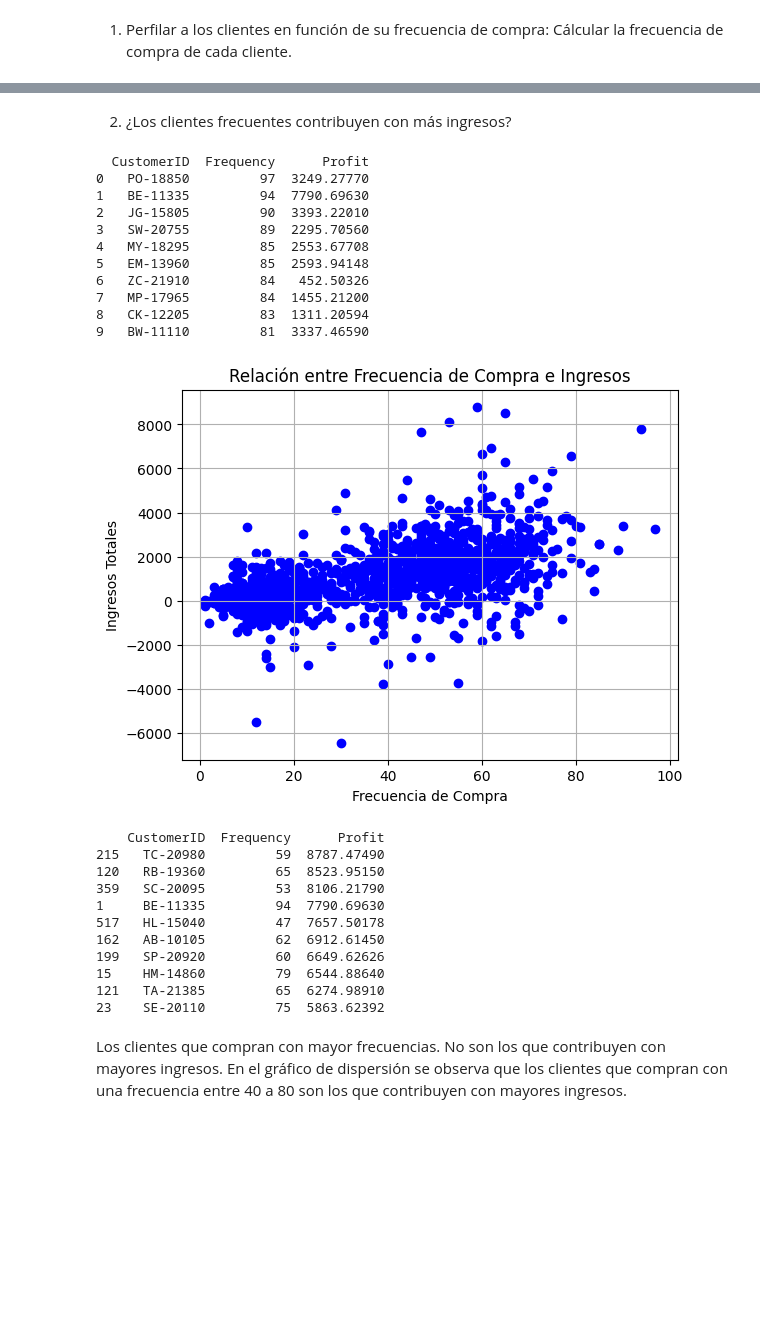
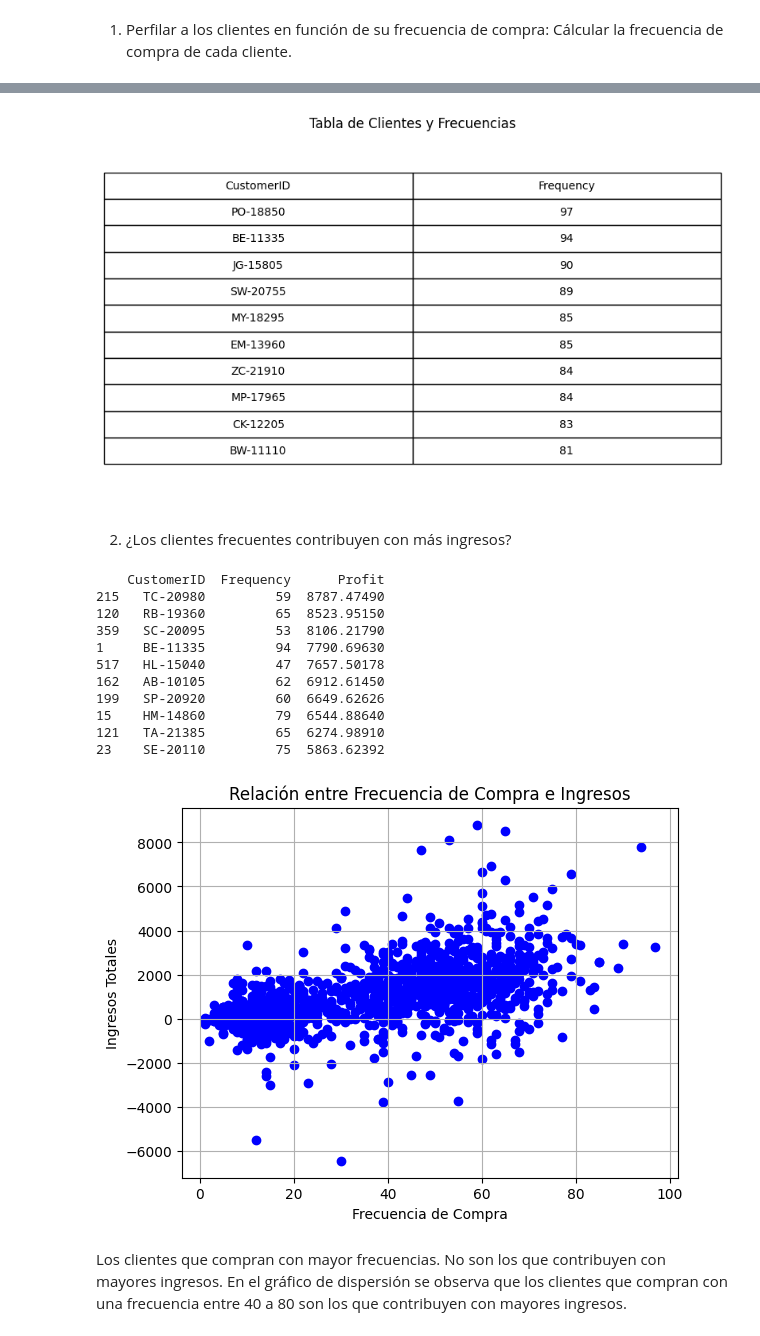
Before and after one commit to Leoga93/sistema-recomendaci-n, a Jupyter notebook: notebooks/00_comprension_negocio.ipynb, the cells around one changed output, grey strips where cells are left out. Drawn from its saved outputs; the diff is of its cells as text; code cells hidden in the pictures; blank space fills up the shorter version.

```diff
--- a/notebooks/00_comprension_negocio.ipynb
+++ b/notebooks/00_comprension_negocio.ipynb
@@ -33,12 +58,32 @@ print(frecuencia_compra)
+# %%
+# Tabla para mostrar la frecuencia de compra de cada cliente
+fig, ax = plt.subplots(figsize=(10, 6))
+# Ajustar los límites de ejes al rango de los datos
+ax.axis('tight')
+# Desactivar la visualización de los ejes
+ax.axis('off')
+# Tabla con los 10 clientes con mayor frecuencia de compra
+table = ax.table(cellText=frecuencia_compra.iloc[0:10].values, colLabels=frecuencia_compra.columns, cellLoc='center', loc='center')
+table.auto_set_font_size(False)
+table.set_fontsize(10)
+table.scale(1, 2)
+
+plt.title("Tabla de Clientes y Frecuencias")
+plt.show()
+# %% [output]
+[figure, added]
 # %% [markdown]
 2. ¿Los clientes frecuentes contribuyen con más ingresos?
 # %%
+# DataFrame de id clientes y ganancias proporcionadas a la tienda
 clientes_ingresos = data.groupby("Customer ID")["Profit"].sum().reset_index()
 clientes_ingresos.columns = ["CustomerID", "Profit"]
 clientes_ingresos = clientes_ingresos.sort_values(by="Profit", ascending=False)
 
+# Unión de los dataframe frecuencia compra y cliente ingresos por la columna 'CustomerID"
 perfil_clientes = pd.merge(frecuencia_compra, clientes_ingresos, on="CustomerID")
-print(perfil_clientes.head(10))
+perfil_clientes = perfil_clientes.sort_values(by='Profit', ascending=False)
+print(perfil_clientes.iloc[0:10])
 
 # Análisis gráfico
 plt.scatter(perfil_clientes["Frequency"], perfil_clientes["Profit"], color="blue")
@@ -48,33 +93,18 @@ plt.title("Relación entre Frecuencia de Compra e Ingresos")
 plt.grid()
 plt.show()
 # %% [output]
-  CustomerID  Frequency      Profit
-0   PO-18850         97  3249.27770
-1   BE-11335         94  7790.69630
-2   JG-15805         90  3393.22010
-3   SW-20755         89  2295.70560
-4   MY-18295         85  2553.67708
-5   EM-13960         85  2593.94148
-6   ZC-21910         84   452.50326
-7   MP-17965         84  1455.21200
-8   CK-12205         83  1311.20594
-9   BW-11110         81  3337.46590
+    CustomerID  Frequency      Profit
+215   TC-20980         59  8787.47490
+120   RB-19360         65  8523.95150
+359   SC-20095         53  8106.21790
+1     BE-11335         94  7790.69630
+517   HL-15040         47  7657.50178
+162   AB-10105         62  6912.61450
+199   SP-20920         60  6649.62626
+15    HM-14860         79  6544.88640
+121   TA-21385         65  6274.98910
+23    SE-20110         75  5863.62392
 [figure]
-# %%
-perfil_clientes_ordenados = perfil_clientes.sort_values(by='Profit', ascending=False)
-print(perfil_clientes_ordenados.head(10))
-# %% [output]
-    CustomerID  Frequency      Profit
-215   TC-20980         59  8787.47490
-120   RB-19360         65  8523.95150
-359   SC-20095         53  8106.21790
-1     BE-11335         94  7790.69630
-517   HL-15040         47  7657.50178
-162   AB-10105         62  6912.61450
-199   SP-20920         60  6649.62626
-15    HM-14860         79  6544.88640
-121   TA-21385         65  6274.98910
-23    SE-20110         75  5863.62392
 # %% [markdown]
 Los clientes que compran con mayor frecuencias. No son los que contribuyen con mayores ingresos. En el gráfico de dispersión se observa que los clientes que compran con una frecuencia entre 40 a 80 son los que contribuyen con mayores ingresos.
 # %% [markdown]
```
Also changed, not shown: parts of 39 cells of this notebook, 1 other file.
